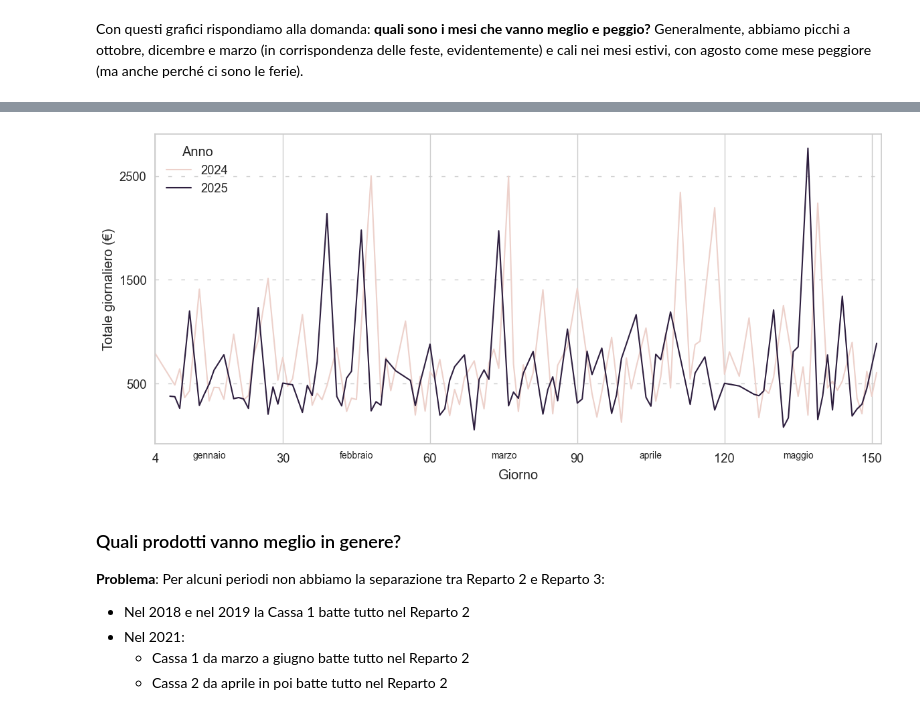
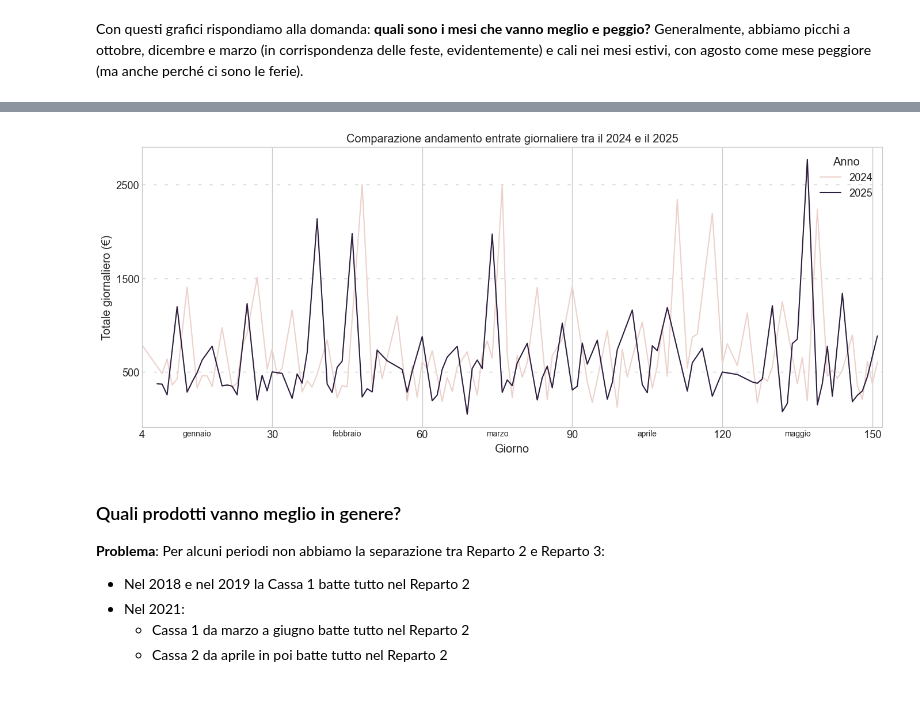
Before and after one commit to panda-with-issues/Fond-Scienze-dei-Dati-progetto, a Jupyter notebook: analisi_corrispettivi_la_di_cjastelan.ipynb, the cells around one changed output, grey strips where cells are left out. Drawn from its saved outputs; the diff is of its cells as text; code cells hidden in the pictures.

```diff
--- a/analisi_corrispettivi_la_di_cjastelan.ipynb
+++ b/analisi_corrispettivi_la_di_cjastelan.ipynb
@@ -832,6 +835,5 @@ import matplotlib.dates as mdates
 import seaborn as sns
 %matplotlib inline
 plt.style.use('seaborn-v0_8-whitegrid')
-sns.set(style="whitegrid", font_scale=1.2)
 # %% [markdown]
 ### Quali mesi vanno meglio in genere?
@@ -906,2 +951,12 @@ plt.show()
 # %% [markdown]
 Con questi grafici rispondiamo alla domanda: **quali sono i mesi che vanno meglio e peggio?** Generalmente, abbiamo picchi a ottobre, dicembre e marzo (in corrispondenza delle feste, evidentemente) e cali nei mesi estivi, con agosto come mese peggiore (ma anche perché ci sono le ferie).
+# %%
+compar2425 = corrispettivi_df.copy()
+
+compar2425['Totale giornaliero (€)'] = compar2425.sum(axis=1)
+compar2425['Anno'] = compar2425.index.year
+compar2425 = compar2425[ (compar2425['Anno'] >= 2024) & (compar2425.index.month <= 5) & compar2425['Totale giornaliero (€)'] > 0]
+compar2425['Giorno'] = compar2425.index.day_of_year
+
+print('Dataset per comparare giornalmente 2024 e 2025')
+compar2425
@@ -908,31 +980,26 @@ Con questi grafici rispondiamo alla domanda: **quali sono i mesi che vanno megli
 # %%
-compar2425 = corrispettivi_df.copy()
-
-compar2425['Totale giornaliero (€)'] = compar2425.sum(axis=1)
-compar2425.reset_index(inplace=True)
-compar2425['Anno'] = compar2425['Data'].dt.year
-compar2425 = compar2425[ (compar2425['Anno'] >= 2024) & (compar2425['Data'].dt.month <= 5) & compar2425['Totale giornaliero (€)'] > 0]
-compar2425['Giorno'] = compar2425['Data'].dt.day_of_year
-
 plt.figure(figsize=(14, 6))
 sns.lineplot(data=compar2425, x='Giorno', y='Totale giornaliero (€)', hue='Anno')
 
 ax = plt.gca()
 
 compar2425_xticks = [i for i in range(0, 152, 30)]
 compar2425_xticks[0] = 4
 ax.set_xticks(compar2425_xticks)
 ax.set_xticks(range(15, 152, 30), minor=True)
 ax.set_xticklabels(['gennaio', 'febbraio', 'marzo', 'aprile', 'maggio'], minor=True, fontsize=10)
 ax.set_xlim(4, 152)
 
 ax.set_yticks([500, 1500, 2500])
 
 ax.grid(axis='y', linestyle=(0, (4, 10)))
-#plt.tight_layout()
+
+ax.set_title('Comparazione andamento entrate giornaliere tra il 2024 e il 2025')
+
+plt.tight_layout()
 plt.show()
 # %% [output]
-[figure, old version]
+[figure, new version]
 # %% [markdown]
 ### Quali prodotti vanno meglio in genere?
 
```
Also changed, not shown: parts of 15 cells of this notebook.
